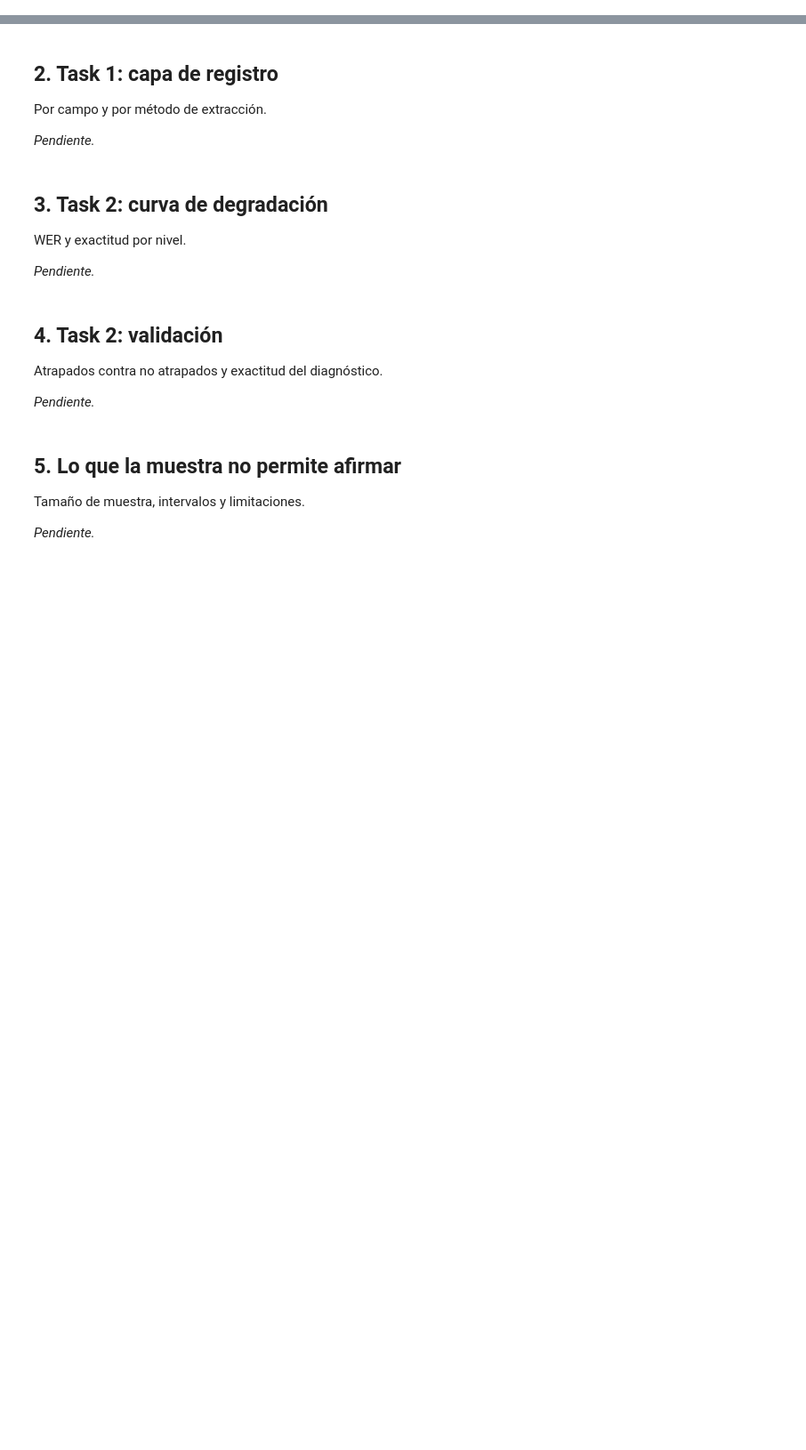
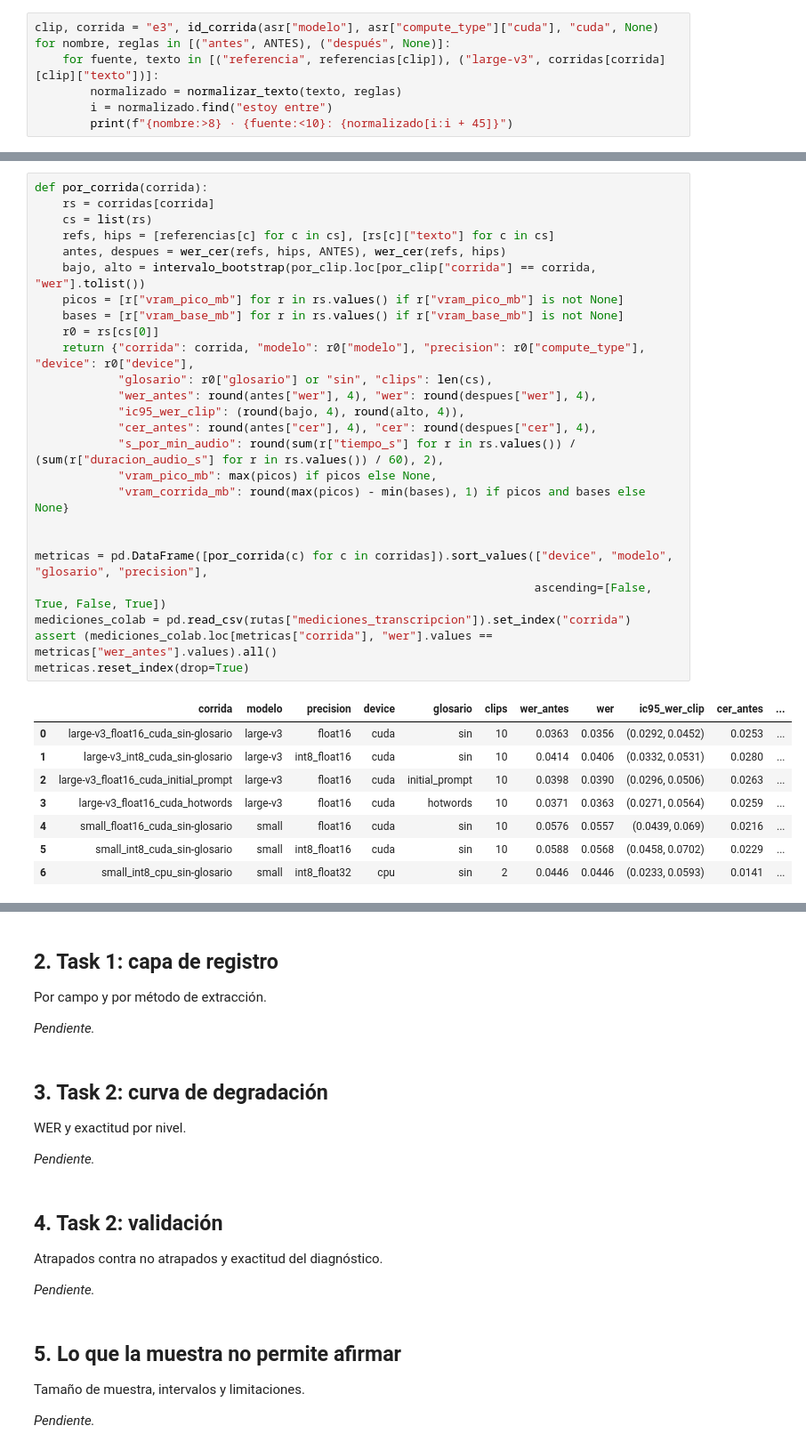
Before and after one commit to mmlis02/HW_05_202602, a Jupyter notebook: notebooks/06_resultados.ipynb, the cells around one changed output, grey strips where cells are left out. Shown at 89% size. Saved outputs shown, nothing was run; the diff lists cells and outputs as text; blank space fills up the shorter version.

```diff
--- a/notebooks/06_resultados.ipynb
+++ b/notebooks/06_resultados.ipynb
@@ -14,0 +100,7 @@ Modelos, precisiones, CPU/GPU y glosario, con intervalos.
+# %%
+clip, corrida = "e3", id_corrida(asr["modelo"], asr["compute_type"]["cuda"], "cuda", None)
+for nombre, reglas in [("antes", ANTES), ("después", None)]:
+    for fuente, texto in [("referencia", referencias[clip]), ("large-v3", corridas[corrida][clip]["texto"])]:
+        normalizado = normalizar_texto(texto, reglas)
+        i = normalizado.find("estoy entre")
+        print(f"{nombre:>8} · {fuente:<10}: {normalizado[i:i + 45]}")
@@ -14,0 +118,34 @@ Modelos, precisiones, CPU/GPU y glosario, con intervalos.
+# %%
+def por_corrida(corrida):
+    rs = corridas[corrida]
+    cs = list(rs)
+    refs, hips = [referencias[c] for c in cs], [rs[c]["texto"] for c in cs]
+    antes, despues = wer_cer(refs, hips, ANTES), wer_cer(refs, hips)
+    bajo, alto = intervalo_bootstrap(por_clip.loc[por_clip["corrida"] == corrida, "wer"].tolist())
+    picos = [r["vram_pico_mb"] for r in rs.values() if r["vram_pico_mb"] is not None]
+    bases = [r["vram_base_mb"] for r in rs.values() if r["vram_base_mb"] is not None]
+    r0 = rs[cs[0]]
+    return {"corrida": corrida, "modelo": r0["modelo"], "precision": r0["compute_type"], "device": r0["device"],
+            "glosario": r0["glosario"] or "sin", "clips": len(cs),
+            "wer_antes": round(antes["wer"], 4), "wer": round(despues["wer"], 4),
+            "ic95_wer_clip": (round(bajo, 4), round(alto, 4)),
+            "cer_antes": round(antes["cer"], 4), "cer": round(despues["cer"], 4),
+            "s_por_min_audio": round(sum(r["tiempo_s"] for r in rs.values()) / (sum(r["duracion_audio_s"] for r in rs.values()) / 60), 2),
+            "vram_pico_mb": max(picos) if picos else None,
+            "vram_corrida_mb": round(max(picos) - min(bases), 1) if picos and bases else None}
+
+
+metricas = pd.DataFrame([por_corrida(c) for c in corridas]).sort_values(["device", "modelo", "glosario", "precision"],
+                                                                        ascending=[False, True, False, True])
+mediciones_colab = pd.read_csv(rutas["mediciones_transcripcion"]).set_index("corrida")
+assert (mediciones_colab.loc[metricas["corrida"], "wer"].values == metricas["wer_antes"].values).all()
+metricas.reset_index(drop=True)
+# %% [output]
+|  | corrida | modelo | precision | device | glosario | clips | wer_antes | wer | ic95_wer_clip | cer_antes | ... |
+| 0 | large-v3_float16_cuda_sin-glosario | large-v3 | float16 | cuda | sin | 10 | 0.0363 | 0.0356 | (0.0292, 0.0452) | 0.0253 | ... |
+| 1 | large-v3_int8_cuda_sin-glosario | large-v3 | int8_float16 | cuda | sin | 10 | 0.0414 | 0.0406 | (0.0332, 0.0531) | 0.0280 | ... |
+| 2 | large-v3_float16_cuda_initial_prompt | large-v3 | float16 | cuda | initial_prompt | 10 | 0.0398 | 0.0390 | (0.0296, 0.0506) | 0.0263 | ... |
+| 3 | large-v3_float16_cuda_hotwords | large-v3 | float16 | cuda | hotwords | 10 | 0.0371 | 0.0363 | (0.0271, 0.0564) | 0.0259 | ... |
+| 4 | small_float16_cuda_sin-glosario | small | float16 | cuda | sin | 10 | 0.0576 | 0.0557 | (0.0439, 0.069) | 0.0216 | ... |
+| 5 | small_int8_cuda_sin-glosario | small | int8_float16 | cuda | sin | 10 | 0.0588 | 0.0568 | (0.0458, 0.0702) | 0.0229 | ... |
+| 6 | small_int8_cpu_sin-glosario | small | int8_float32 | cpu | sin | 2 | 0.0446 | 0.0446 | (0.0233, 0.0593) | 0.0141 | ... |
```
Also changed, not shown: parts of 23 cells of this notebook, 3 other files.
